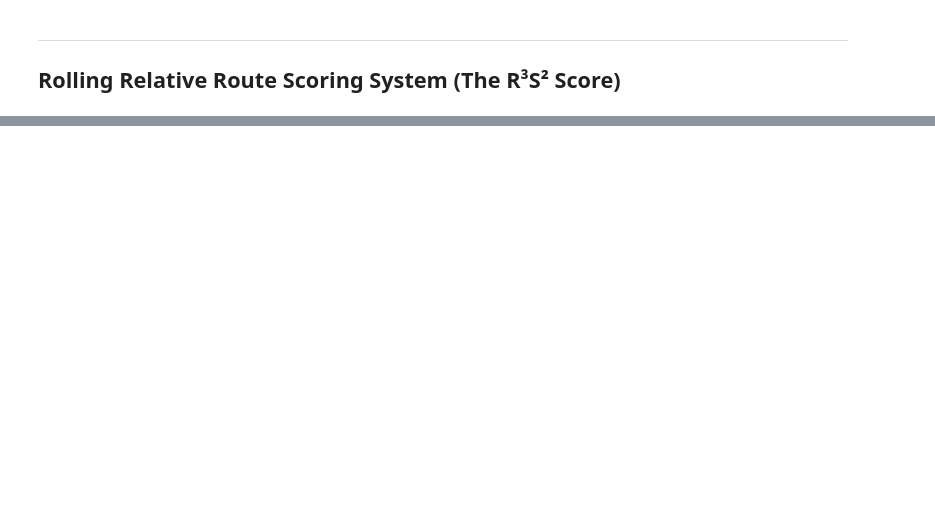
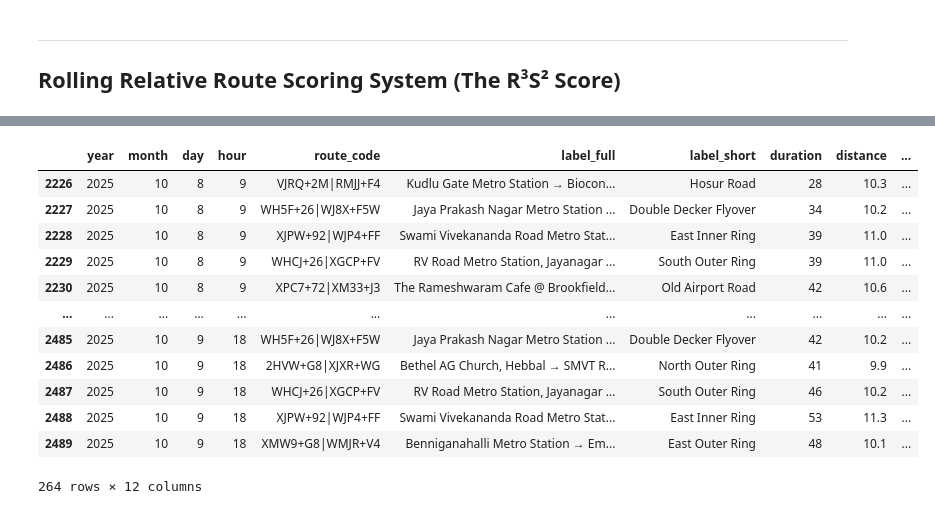
Before and after one commit to thecont1/blr-traffic-monitor, a Jupyter notebook: traffic_visual.ipynb, the cells around one changed output, grey strips where cells are left out. Saved outputs shown, nothing was run; the diff lists cells and outputs as text; code cells hidden in the pictures; blank space fills up the shorter version.

```diff
--- a/traffic_visual.ipynb
+++ b/traffic_visual.ipynb
@@ -142,5 +150,5 @@ df_minmax[['route', 'max_hour', 'min_hour', 'variance']].\
 # %%
-def plot_traffic_square(df_incoming, height='square'):
+def plot_traffic_square(df_incoming, days_offset=1, height='square', dpi=300, label='short'):
     """
     Plot average speed over time for all routes in the raw DataFrame.
 
@@ -157,21 +165,28 @@ def plot_traffic_square(df_incoming, height='square'):
         Figure size: 'square' (16, 16), 'wide' (22, 16), or 'extrawide' (28, 16)
         Hour interval: 'square' (1), 'wide' (3), or 'extrawide' (6)
     """
-    # 1) Build timestamps and compute average speed
     if df_incoming.empty:
         print("No data available in the dataset.")
         return
 
-    df = df_incoming.copy()
-    df['ts'] = pd.to_datetime(df_incoming['date'] + ' ' + df_incoming['time'], errors='coerce')
-    df['route'] = df['route_code']
-    df = df[['ts', 'route', 'duration', 'distance']]
+    df_plot = df_incoming.copy()
+    HOURS_OFFSET = (datetime.now() - timedelta(hours=int(days_offset * 24)))
+    df_plot['ts'] = pd.to_datetime(df_plot[['year', 'month', 'day', 'hour']])
+    df_plot = df_plot[pd.to_datetime(df_plot['ts']) >= HOURS_OFFSET]
+
+    if label in ['short', 'full']:
+        df_plot['route_label'] = df_plot['label_' + label]
+    else:
+        print("label must be 'short' or 'full', got: " + label)
+        return
+
+    display(df_plot)
 
     # Average speed (km/h) = 60 * distance / duration
-    df['avg_speed'] = 60.0 * df['distance'] / df['duration'].replace(0, pd.NA)
+#    df_plot['avg_speed'] = 60.0 * df_plot['distance'] / df_plot['duration'].replace(0, pd.NA)
 
     # 2) Build a common timeline (all observed timestamps)
-    timeline = pd.Index(sorted(df['ts'].unique()))
+    timeline = pd.Index(sorted(df_plot['ts'].unique()))
 
     # 3) Fill missing data and smooth per route
     def fill_and_smooth_route(df):
@@ -560,0 +545,16 @@ plt.show()
+# %%
+plot_traffic_square(df, days_offset=1.5, label='full')
+# %% [output]
+|  | year | month | day | hour | route_code | label_full | label_short | duration | distance | ... |
+| 2226 | 2025 | 10 | 8 | 9 | VJRQ+2M|RMJJ+F4 | Kudlu Gate Metro Station → Biocon... | Hosur Road | 28 | 10.3 | ... |
+| 2227 | 2025 | 10 | 8 | 9 | WH5F+26|WJ8X+F5W | Jaya Prakash Nagar Metro Station ... | Double Decker Flyover | 34 | 10.2 | ... |
+| 2228 | 2025 | 10 | 8 | 9 | XJPW+92|WJP4+FF | Swami Vivekananda Road Metro Stat... | East Inner Ring | 39 | 11.0 | ... |
+| 2229 | 2025 | 10 | 8 | 9 | WHCJ+26|XGCP+FV | RV Road Metro Station, Jayanagar ... | South Outer Ring | 39 | 11.0 | ... |
+| 2230 | 2025 | 10 | 8 | 9 | XPC7+72|XM33+J3 | The Rameshwaram Cafe @ Brookfield... | Old Airport Road | 42 | 10.6 | ... |
+| ... | ... | ... | ... | ... | ... | ... | ... | ... | ... | ... |
+| 2485 | 2025 | 10 | 9 | 18 | WH5F+26|WJ8X+F5W | Jaya Prakash Nagar Metro Station ... | Double Decker Flyover | 42 | 10.2 | ... |
+| 2486 | 2025 | 10 | 9 | 18 | 2HVW+G8|XJXR+WG | Bethel AG Church, Hebbal → SMVT R... | North Outer Ring | 41 | 9.9 | ... |
+| 2487 | 2025 | 10 | 9 | 18 | WHCJ+26|XGCP+FV | RV Road Metro Station, Jayanagar ... | South Outer Ring | 46 | 10.2 | ... |
+| 2488 | 2025 | 10 | 9 | 18 | XJPW+92|WJP4+FF | Swami Vivekananda Road Metro Stat... | East Inner Ring | 53 | 11.3 | ... |
+| 2489 | 2025 | 10 | 9 | 18 | XMW9+G8|WMJR+V4 | Benniganahalli Metro Station → Em... | East Outer Ring | 48 | 10.1 | ... |
+264 rows × 12 columns
```
Also changed, not shown: parts of 11 cells of this notebook.
